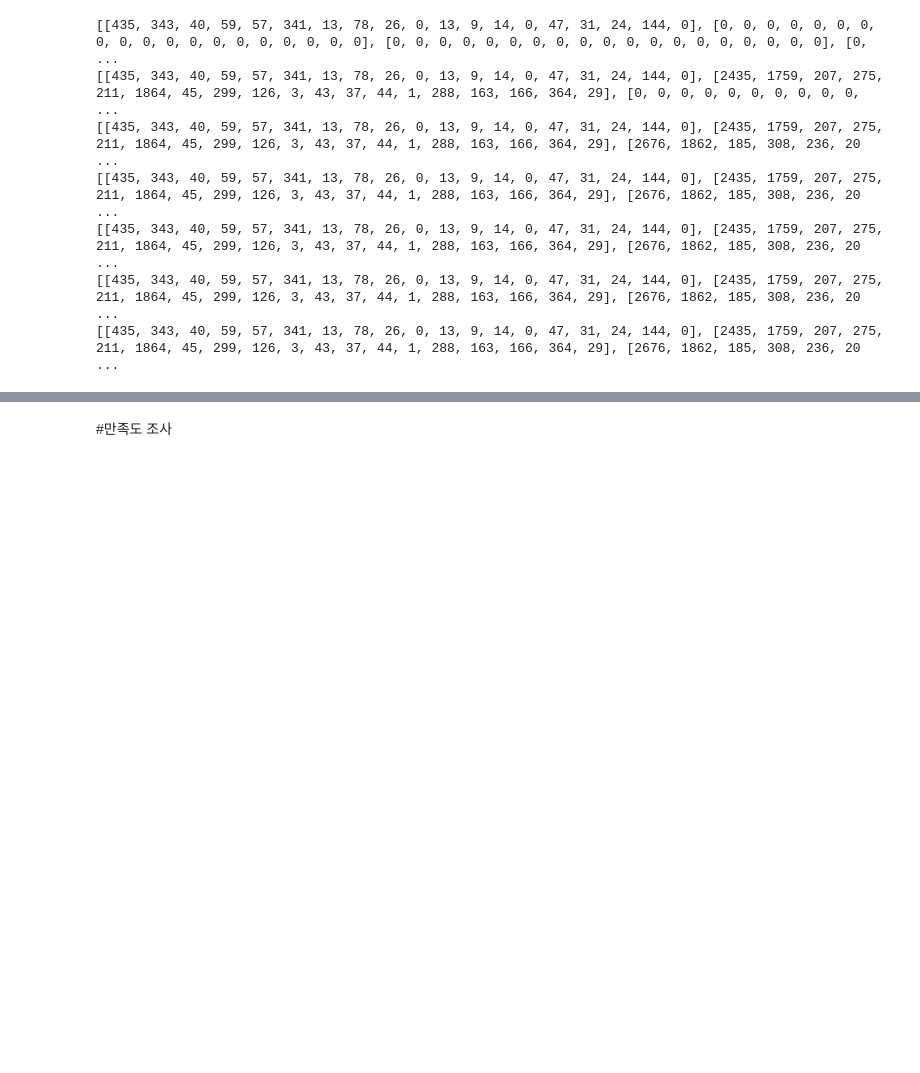
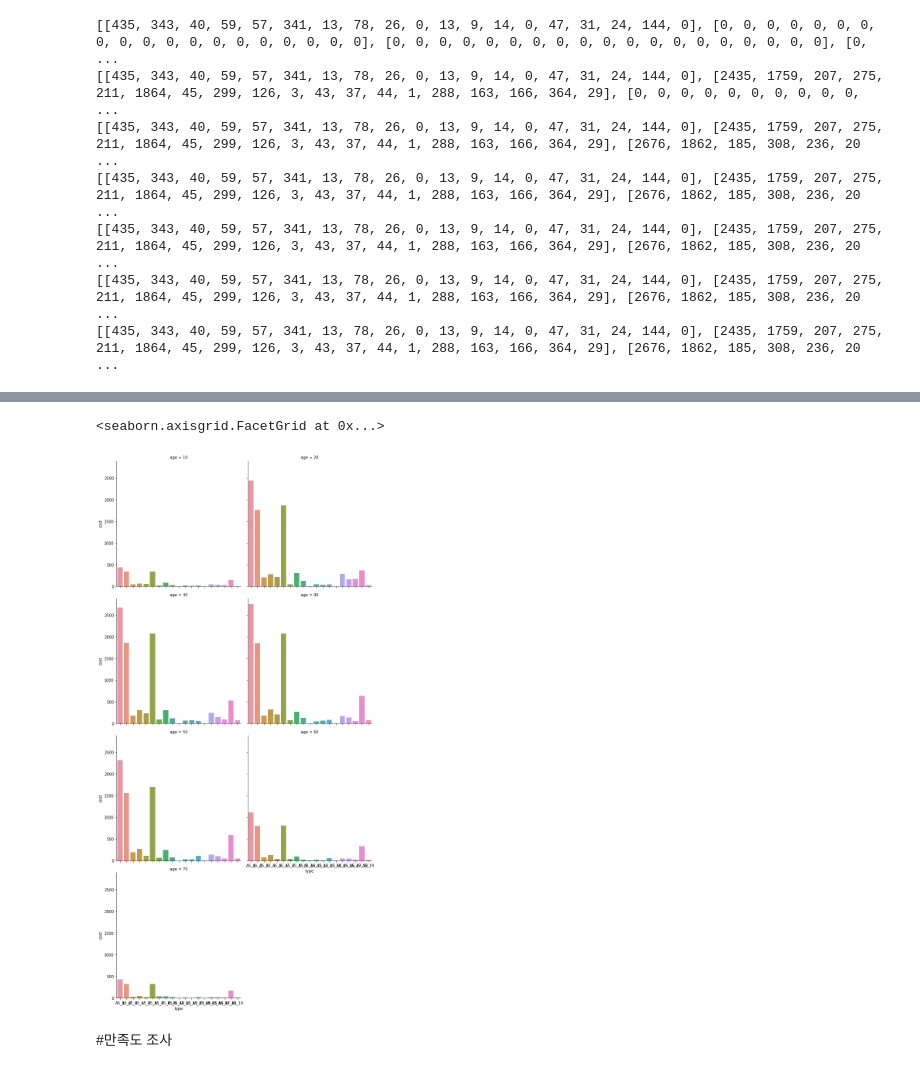
Before and after one commit to ansehoon1999/MG-DataAnaylsis, a Jupyter notebook: 세훈/DataAnaylsis_7_23.ipynb, the cells around one changed output, grey strips where cells are left out. Cells and saved outputs as stored; diff of their text form; code cells hidden in the pictures; blank space fills up the shorter version.

```diff
--- a/세훈/DataAnaylsis_7_23.ipynb
+++ b/세훈/DataAnaylsis_7_23.ipynb
@@ -638,4 +637,10 @@ df.groupby(['age','type']).sum().unstack().plot(kind='bar',y='cost', stacked=Tru
 [figure]
+# %%
+
+sns.catplot(kind="bar", data=df, x = "type", y="cost", col="age", col_wrap=2)
+# %% [output]
+<seaborn.axisgrid.FacetGrid at 0x...>
+[figure, added]
 # %% [markdown]
 #만족도 조사
 # %% [markdown]
```
Also changed, not shown: parts of 7 cells of this notebook.
